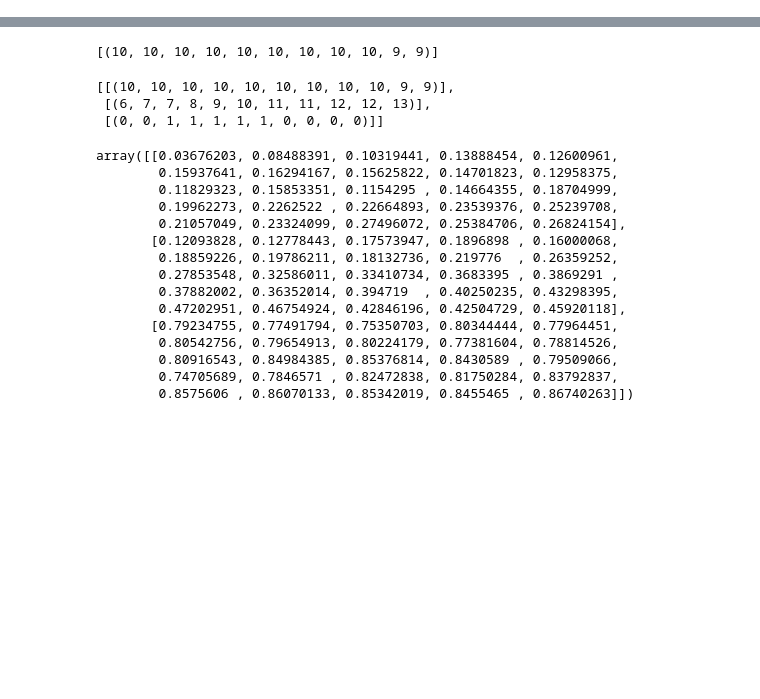
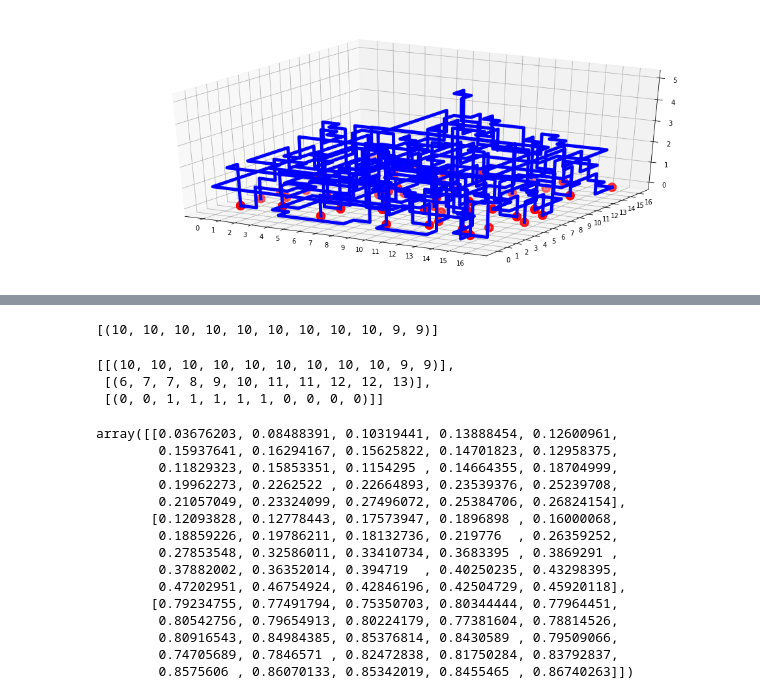
Before and after one commit to curly-bois/Chips, a Jupyter notebook: chipSolver/Untitled.ipynb, the cells around one changed output, grey strips where cells are left out. Drawn from its saved outputs; the diff is of its cells as text; code cells hidden in the pictures; blank space fills up the shorter version.

```diff
--- a/chipSolver/Untitled.ipynb
+++ b/chipSolver/Untitled.ipynb
@@ -204,0 +162,4 @@ plot_anam(lines)
+# %%
+ mainGrid.plot_wire(wires)
+# %% [output]
+[figure, added]
```
Also changed, not shown: parts of 13 cells of this notebook, 7 other files.
